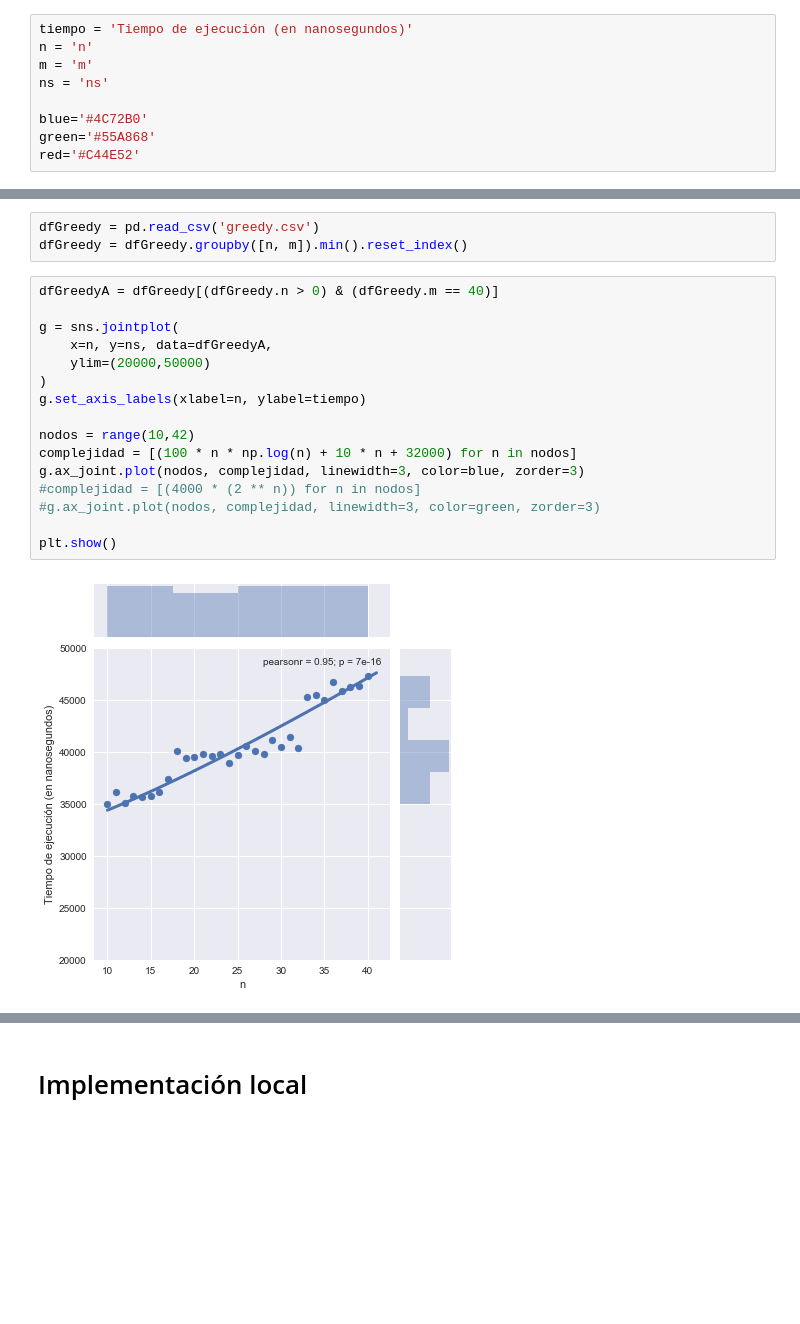
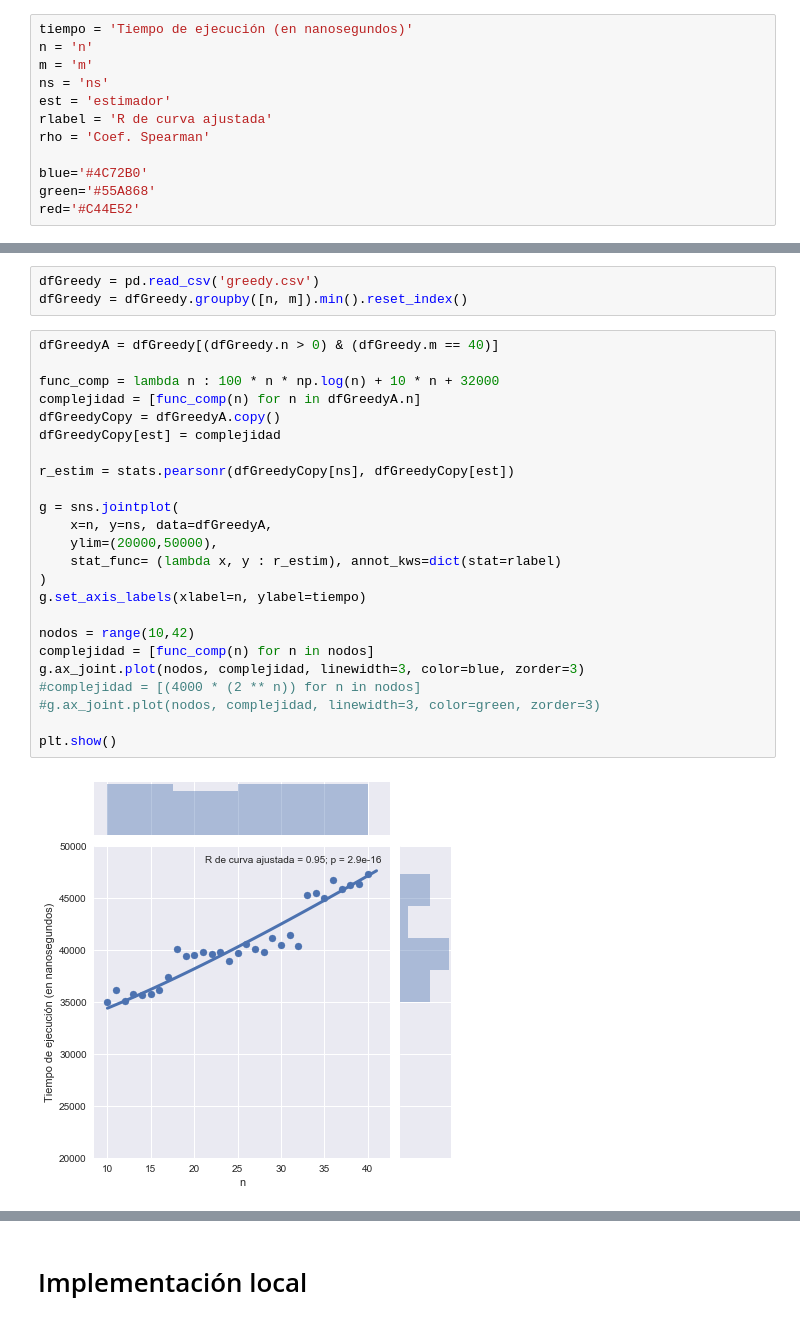
Before and after one commit to ZebaSz/algo3-tp3, a Jupyter notebook: informe/data/Algo3-TP3.ipynb, the cells around one changed output, grey strips where cells are left out. Drawn from its saved outputs; the diff is of its cells as text; blank space fills up the shorter version.

```diff
--- a/informe/data/Algo3-TP3.ipynb
+++ b/informe/data/Algo3-TP3.ipynb
@@ -11,6 +11,9 @@ tiempo = 'Tiempo de ejecución (en nanosegundos)'
 n = 'n'
 m = 'm'
 ns = 'ns'
+est = 'estimador'
+rlabel = 'R de curva ajustada'
+rho = 'Coef. Spearman'
 
 blue='#4C72B0'
 green='#55A868'
@@ -80,21 +97,29 @@ dfGreedy = dfGreedy.groupby([n, m]).min().reset_index()
 # %%
 dfGreedyA = dfGreedy[(dfGreedy.n > 0) & (dfGreedy.m == 40)]
 
+func_comp = lambda n : 100 * n * np.log(n) + 10 * n + 32000
+complejidad = [func_comp(n) for n in dfGreedyA.n]
+dfGreedyCopy = dfGreedyA.copy()
+dfGreedyCopy[est] = complejidad
+
+r_estim = stats.pearsonr(dfGreedyCopy[ns], dfGreedyCopy[est])
+
 g = sns.jointplot(
     x=n, y=ns, data=dfGreedyA,
-    ylim=(20000,50000)
+    ylim=(20000,50000),
+    stat_func= (lambda x, y : r_estim), annot_kws=dict(stat=rlabel)
 )
 g.set_axis_labels(xlabel=n, ylabel=tiempo)
 
 nodos = range(10,42)
-complejidad = [(100 * n * np.log(n) + 10 * n + 32000) for n in nodos]
+complejidad = [func_comp(n) for n in nodos]
 g.ax_joint.plot(nodos, complejidad, linewidth=3, color=blue, zorder=3)
 #complejidad = [(4000 * (2 ** n)) for n in nodos]
 #g.ax_joint.plot(nodos, complejidad, linewidth=3, color=green, zorder=3)
 
 plt.show()
 # %% [output]
-[figure, old version]
+[figure, new version]
 # %%
 dfGreedyB = dfGreedy[(dfGreedy.n == 20) & (dfGreedy.m > 0)]
 
```
Also changed, not shown: parts of 6 cells of this notebook.
